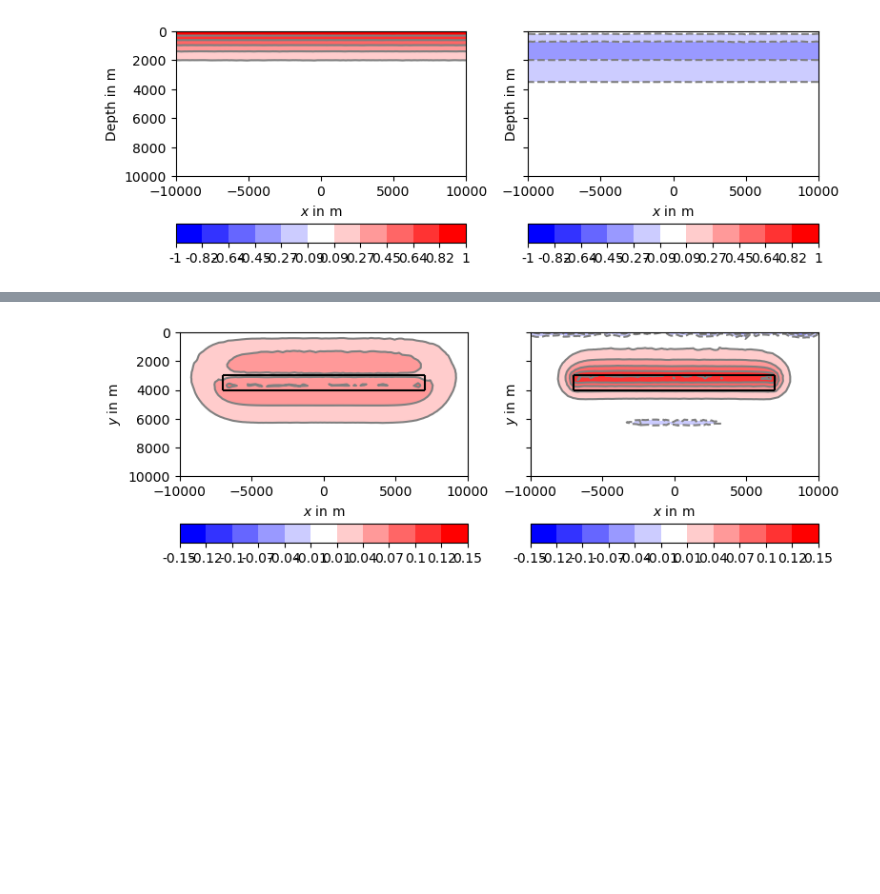
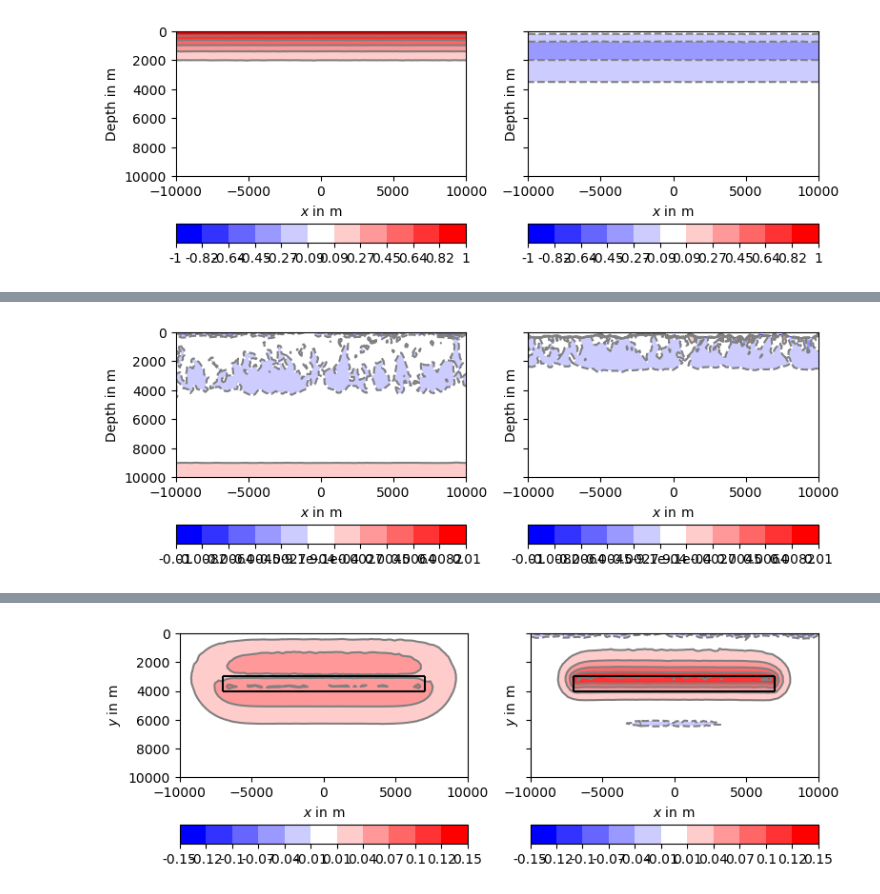
Before and after one commit to halbmy/NumericalGeophysics, a Jupyter notebook: notebooks/helmholtzFE2d.ipynb, the cells around one changed output, grey strips where cells are left out. Saved outputs shown, nothing was run; the diff lists cells and outputs as text; code cells hidden in the pictures; blank space fills up the shorter version.

```diff
--- a/notebooks/helmholtzFE2d.ipynb
+++ b/notebooks/helmholtzFE2d.ipynb
@@ -68,0 +77,4 @@ u = ps.linSolve(C, c)
+# %%
+showResult2(mesh, u-u0, mm=0.01);
+# %% [output]
+[figure, added]
```
Also changed, not shown: parts of 6 cells of this notebook, 1 other file.
